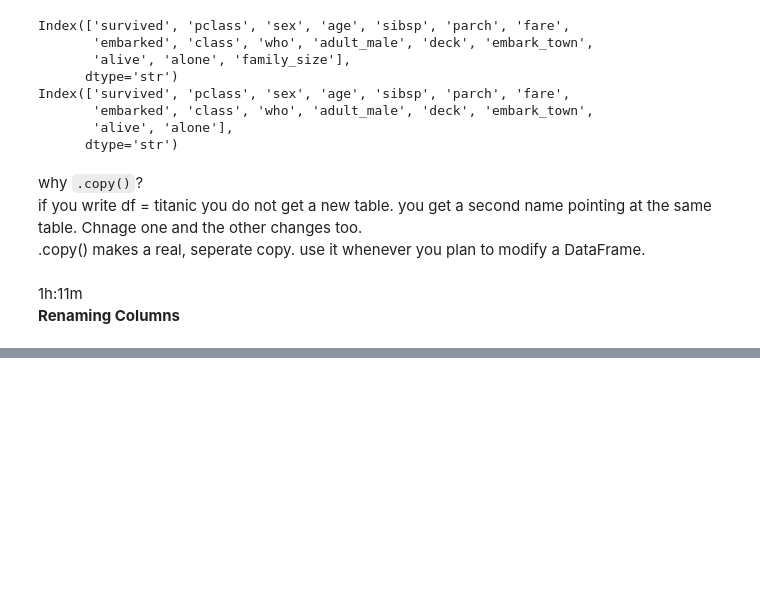
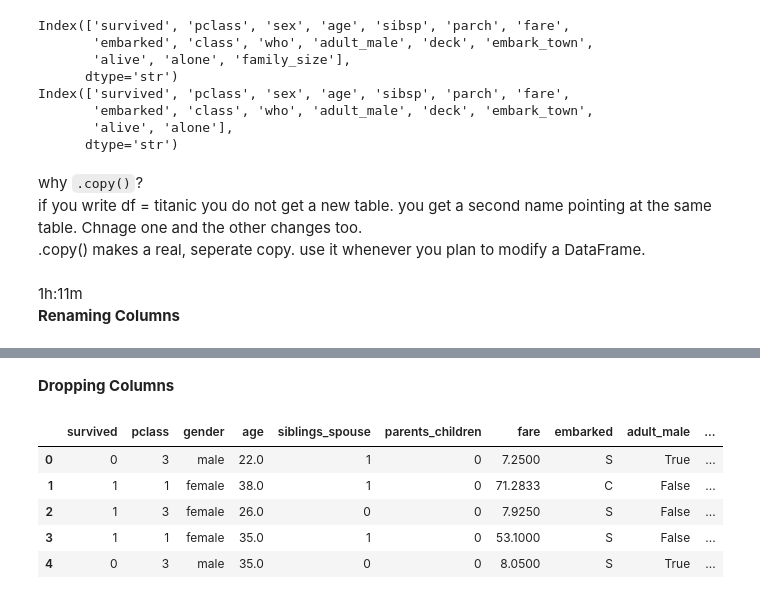
Before and after one commit to srk82mwi/pandas_python, a Jupyter notebook: 14.pandas_filtering,sorting,groupby.ipynb, the cells around one changed output, grey strips where cells are left out. Saved outputs shown, nothing was run; the diff lists cells and outputs as text; code cells hidden in the pictures; blank space fills up the shorter version.

```diff
--- a/14.pandas_filtering,sorting,groupby.ipynb
+++ b/14.pandas_filtering,sorting,groupby.ipynb
@@ -529,0 +523,14 @@ titanic_copy
+# %% [markdown]
+**Dropping Columns** <br>
+# %%
+#Drop columns you don't need. Pass a list.
+titanic_small = titanic_copy.drop(columns=["class","deck","who"])
+titanic_small.columns
+titanic_small.head()
+# %% [output]
+|  | survived | pclass | gender | age | siblings_spouse | parents_children | fare | embarked | adult_male | ... |
+| 0 | 0 | 3 | male | 22.0 | 1 | 0 | 7.2500 | S | True | ... |
+| 1 | 1 | 1 | female | 38.0 | 1 | 0 | 71.2833 | C | False | ... |
+| 2 | 1 | 3 | female | 26.0 | 0 | 0 | 7.9250 | S | False | ... |
+| 3 | 1 | 1 | female | 35.0 | 1 | 0 | 53.1000 | S | False | ... |
+| 4 | 0 | 3 | male | 35.0 | 0 | 0 | 8.0500 | S | True | ... |
```
Also changed, not shown: parts of 1 cell of this notebook, 2 other files.
